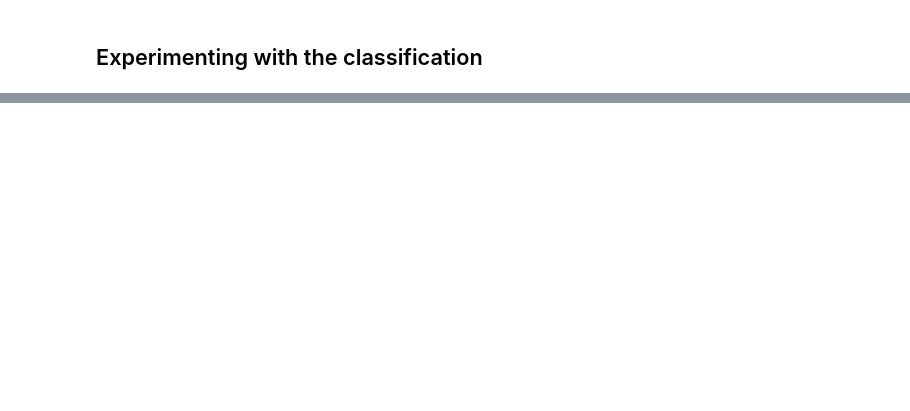
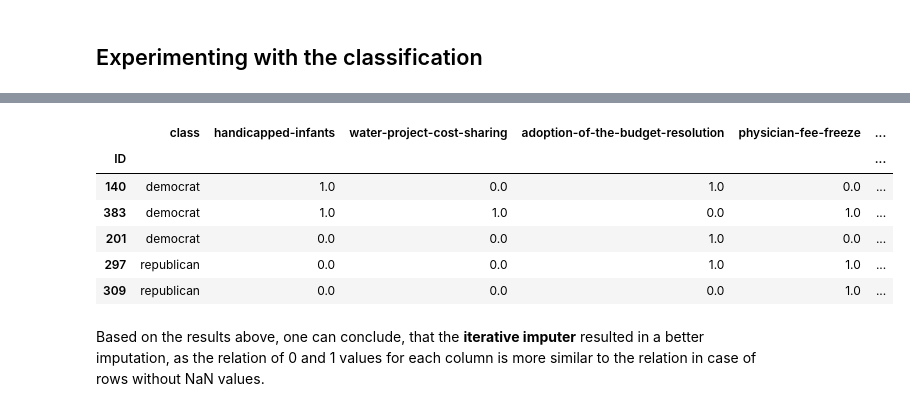
Before and after one commit to izsom/MachineLearning23ws, a Jupyter notebook: Exercise1/congressional_data.ipynb, the cells around one changed output, grey strips where cells are left out. Cells and saved outputs as stored; diff of their text form; code cells hidden in the pictures; blank space fills up the shorter version.

```diff
--- a/Exercise1/congressional_data.ipynb
+++ b/Exercise1/congressional_data.ipynb
@@ -269,0 +283,10 @@ plt.grid()
+# %%
+congVoting_train_w_nan_numeric.head()
+# %% [output]
+|  | class | handicapped-infants | water-project-cost-sharing | adoption-of-the-budget-resolution | physician-fee-freeze | ... |
+| ID |  |  |  |  |  | ... |
+| 140 | democrat | 1.0 | 0.0 | 1.0 | 0.0 | ... |
+| 383 | democrat | 1.0 | 1.0 | 0.0 | 1.0 | ... |
+| 201 | democrat | 0.0 | 0.0 | 1.0 | 0.0 | ... |
+| 297 | republican | 0.0 | 0.0 | 1.0 | 1.0 | ... |
+| 309 | republican | 0.0 | 0.0 | 0.0 | 1.0 | ... |
@@ -269,0 +295,2 @@ plt.grid()
+# %% [markdown]
+Based on the results above, one can conclude, that the **iterative imputer** resulted in a better imputation, as the relation of 0 and 1 values for each column is more similar to the relation in case of rows without NaN values.
```
Also changed, not shown: parts of 8 cells of this notebook, 2 other files.
